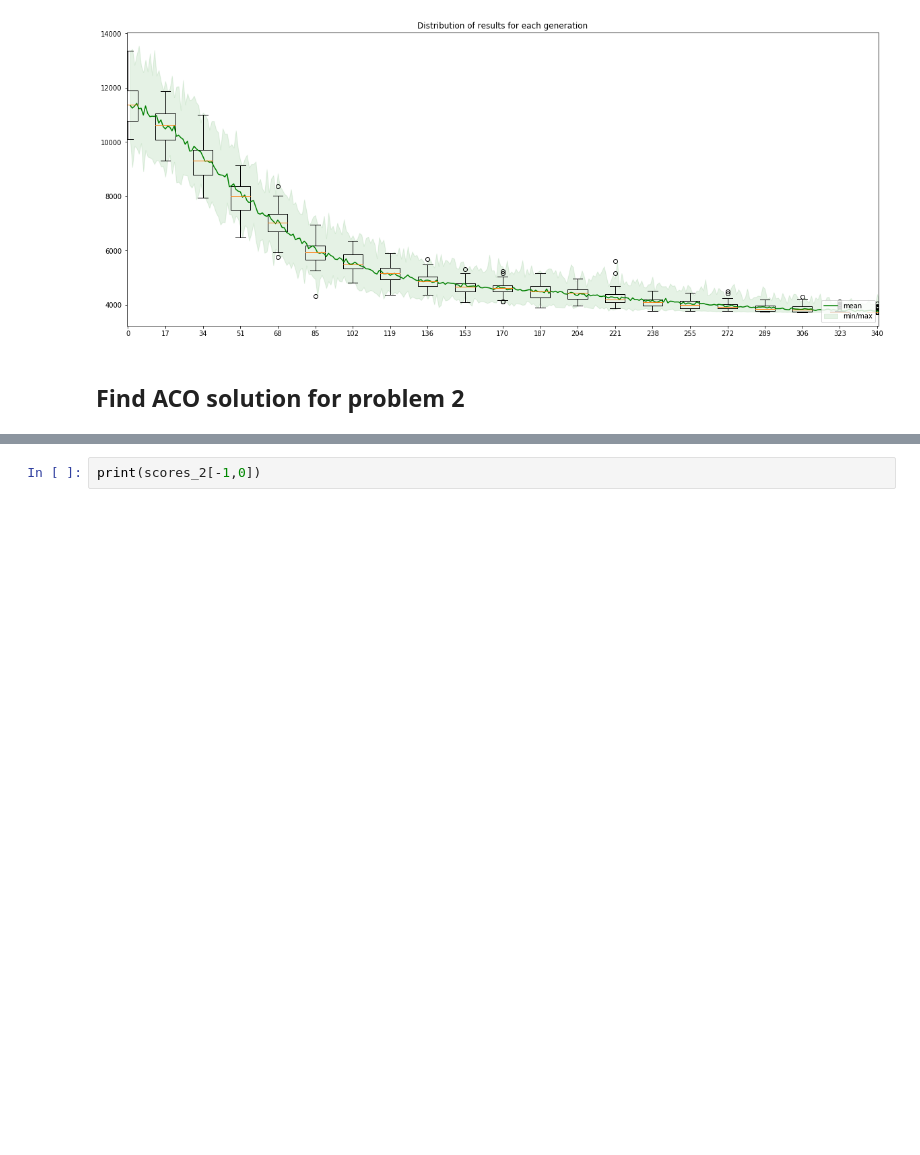
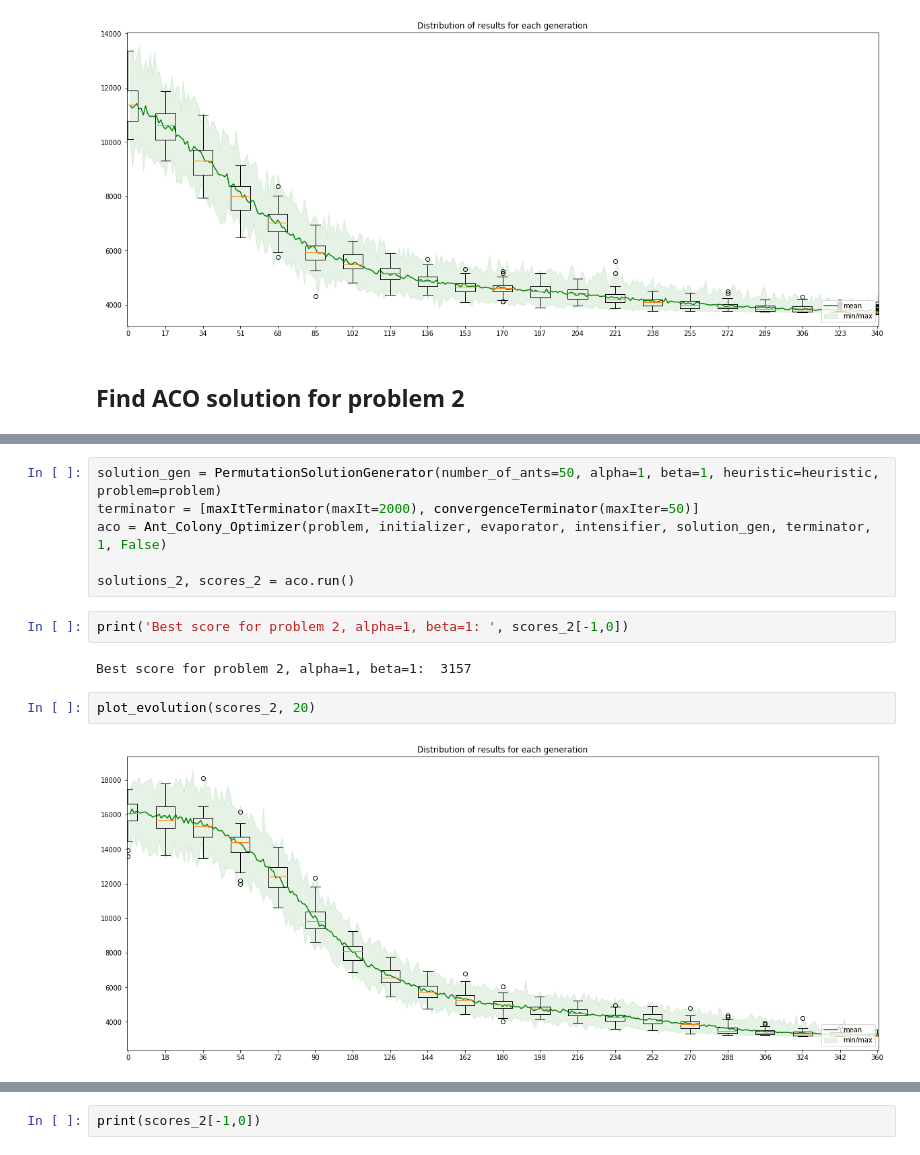
Before and after one commit to hwuebben/NatureInspiredAlgorithms, a Jupyter notebook: ex3/ACO_experiments.ipynb, the cells around one changed output, grey strips where cells are left out. Cells and saved outputs as stored; diff of their text form; blank space fills up the shorter version.

```diff
--- a/ex3/ACO_experiments.ipynb
+++ b/ex3/ACO_experiments.ipynb
@@ -240,0 +276,14 @@ solutions_2, scores_2 = aco.run()
+# %%
+solution_gen = PermutationSolutionGenerator(number_of_ants=50, alpha=1, beta=1, heuristic=heuristic, problem=problem)
+terminator = [maxItTerminator(maxIt=2000), convergenceTerminator(maxIter=50)]
+aco = Ant_Colony_Optimizer(problem, initializer, evaporator, intensifier, solution_gen, terminator, 1, False)
+
+solutions_2, scores_2 = aco.run()
+# %%
+print('Best score for problem 2, alpha=1, beta=1: ', scores_2[-1,0])
+# %% [output]
+Best score for problem 2, alpha=1, beta=1:  3157
+# %%
+plot_evolution(scores_2, 20)
+# %% [output]
+[figure, added]
```
Also changed, not shown: parts of 19 cells of this notebook.
